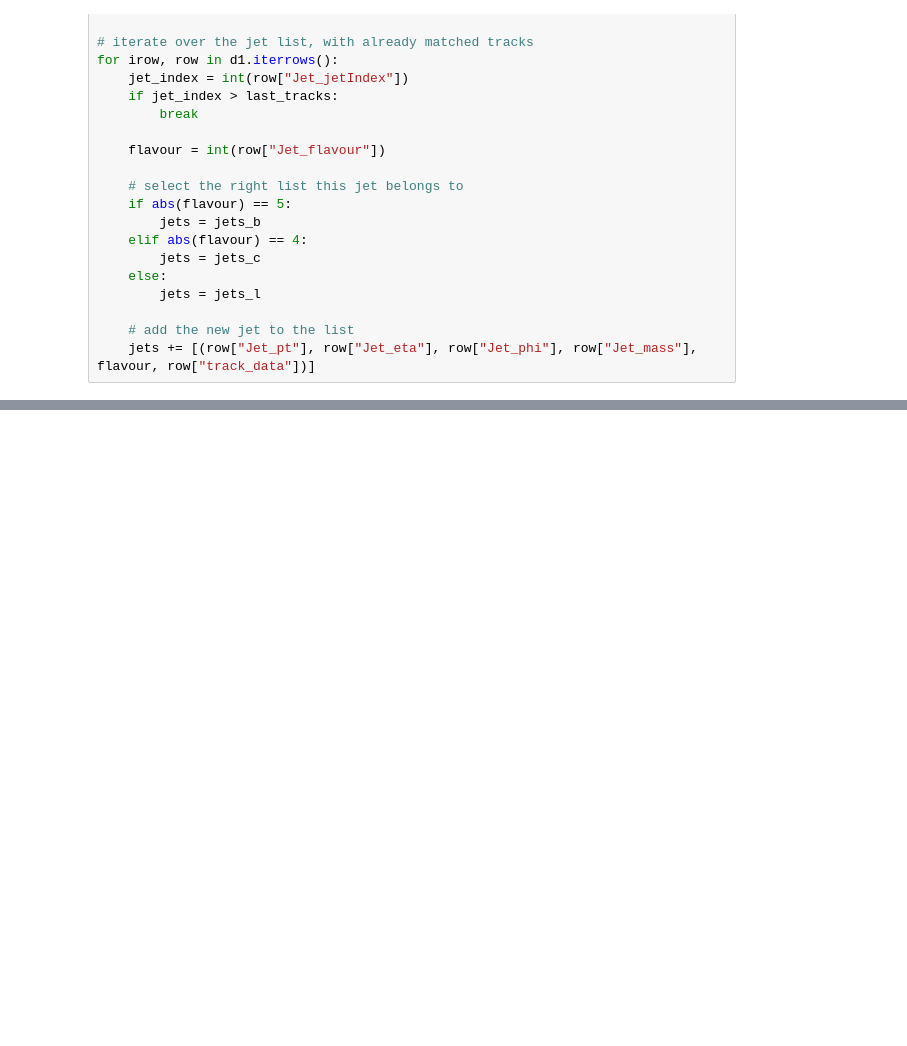
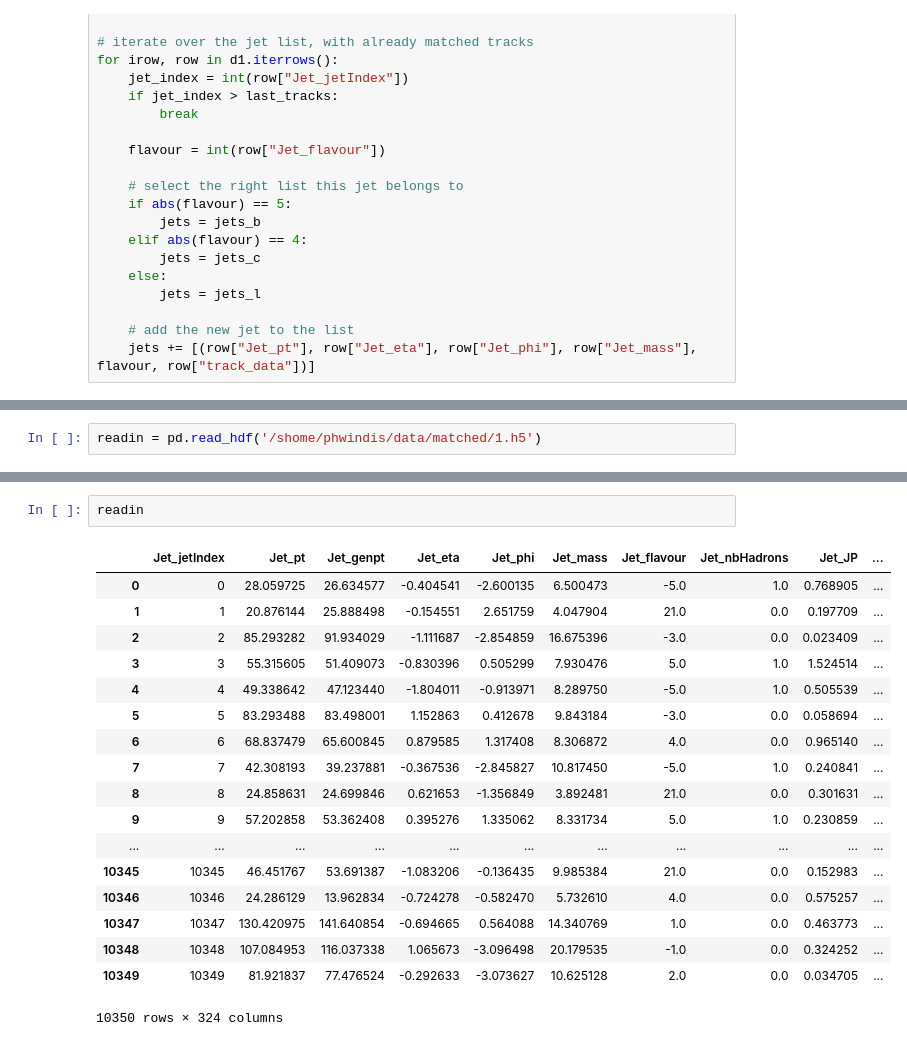
Before and after one commit to philippwindischhofer/BTagger, a Jupyter notebook: Playground.ipynb, the cells around one changed output, grey strips where cells are left out. Drawn from its saved outputs; the diff is of its cells as text; blank space fills up the shorter version.

```diff
--- a/Playground.ipynb
+++ b/Playground.ipynb
@@ -71,0 +137,2 @@ jets_b[0][-1][0][0]
+# %%
+readin = pd.read_hdf('/shome/phwindis/data/matched/1.h5')
@@ -71,0 +161,21 @@ jets_b[0][-1][0][0]
+# %%
+readin
+# %% [output]
+|  | Jet_jetIndex | Jet_pt | Jet_genpt | Jet_eta | Jet_phi | Jet_mass | Jet_flavour | Jet_nbHadrons | Jet_JP | ... |
+| 0 | 0 | 28.059725 | 26.634577 | -0.404541 | -2.600135 | 6.500473 | -5.0 | 1.0 | 0.768905 | ... |
+| 1 | 1 | 20.876144 | 25.888498 | -0.154551 | 2.651759 | 4.047904 | 21.0 | 0.0 | 0.197709 | ... |
+| 2 | 2 | 85.293282 | 91.934029 | -1.111687 | -2.854859 | 16.675396 | -3.0 | 0.0 | 0.023409 | ... |
+| 3 | 3 | 55.315605 | 51.409073 | -0.830396 | 0.505299 | 7.930476 | 5.0 | 1.0 | 1.524514 | ... |
+| 4 | 4 | 49.338642 | 47.123440 | -1.804011 | -0.913971 | 8.289750 | -5.0 | 1.0 | 0.505539 | ... |
+| 5 | 5 | 83.293488 | 83.498001 | 1.152863 | 0.412678 | 9.843184 | -3.0 | 0.0 | 0.058694 | ... |
+| 6 | 6 | 68.837479 | 65.600845 | 0.879585 | 1.317408 | 8.306872 | 4.0 | 0.0 | 0.965140 | ... |
+| 7 | 7 | 42.308193 | 39.237881 | -0.367536 | -2.845827 | 10.817450 | -5.0 | 1.0 | 0.240841 | ... |
+| 8 | 8 | 24.858631 | 24.699846 | 0.621653 | -1.356849 | 3.892481 | 21.0 | 0.0 | 0.301631 | ... |
+| 9 | 9 | 57.202858 | 53.362408 | 0.395276 | 1.335062 | 8.331734 | 5.0 | 1.0 | 0.230859 | ... |
+| ... | ... | ... | ... | ... | ... | ... | ... | ... | ... | ... |
+| 10345 | 10345 | 46.451767 | 53.691387 | -1.083206 | -0.136435 | 9.985384 | 21.0 | 0.0 | 0.152983 | ... |
+| 10346 | 10346 | 24.286129 | 13.962834 | -0.724278 | -0.582470 | 5.732610 | 4.0 | 0.0 | 0.575257 | ... |
+| 10347 | 10347 | 130.420975 | 141.640854 | -0.694665 | 0.564088 | 14.340769 | 1.0 | 0.0 | 0.463773 | ... |
+| 10348 | 10348 | 107.084953 | 116.037338 | 1.065673 | -3.096498 | 20.179535 | -1.0 | 0.0 | 0.324252 | ... |
+| 10349 | 10349 | 81.921837 | 77.476524 | -0.292633 | -3.073627 | 10.625128 | 2.0 | 0.0 | 0.034705 | ... |
+10350 rows × 324 columns
```
Also changed, not shown: parts of 19 cells of this notebook, 12 other files.
